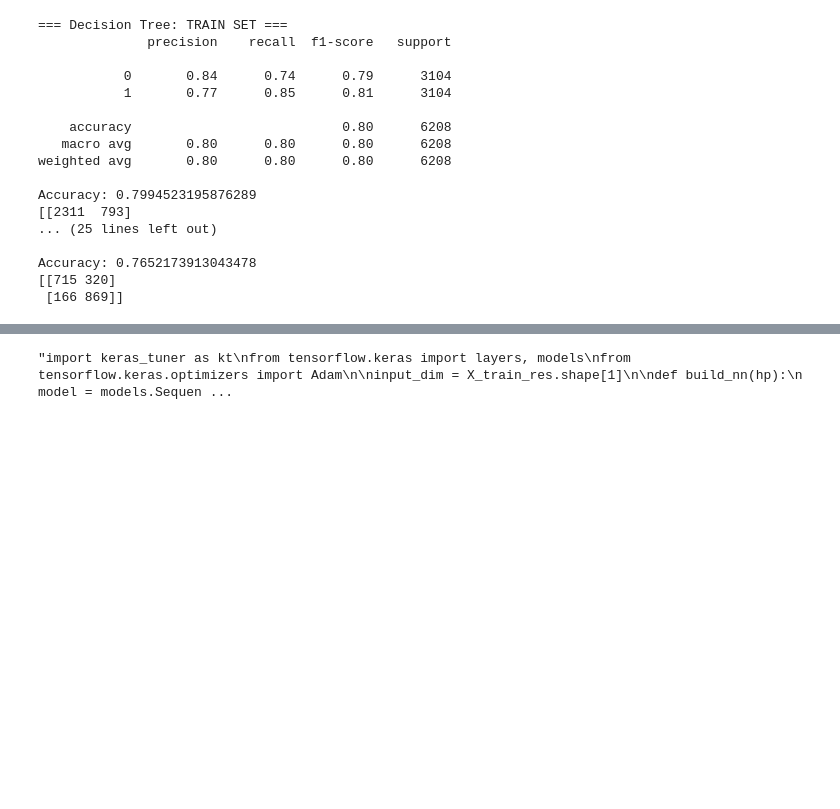
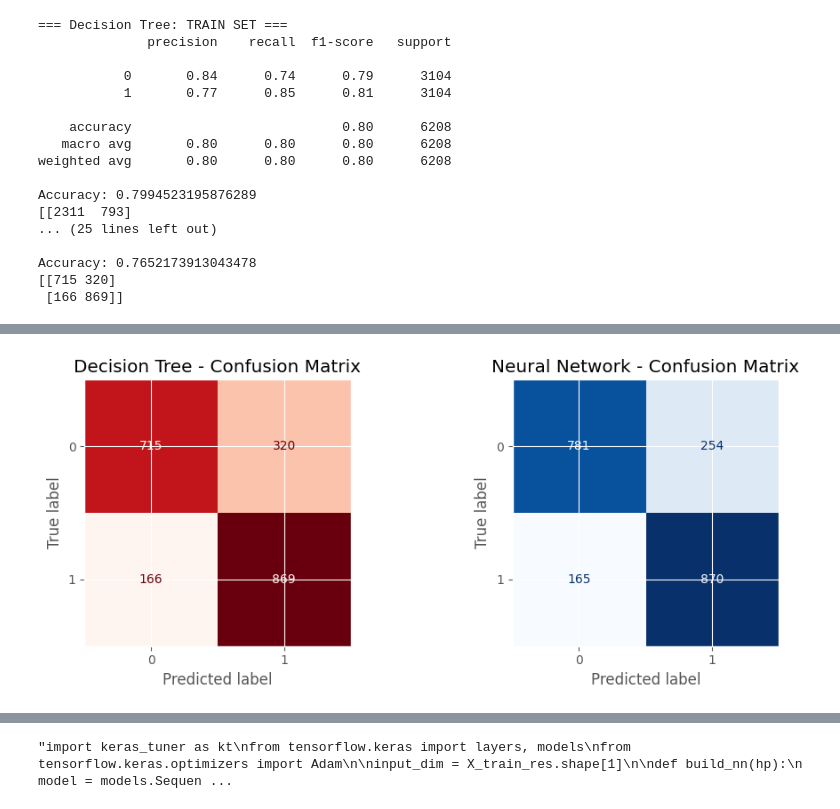
Before and after one commit to Litharsan11/Telco_Customer_Churn_ML_CW, a Jupyter notebook: 2425446_20240872_Litharsan.ipynb, the cells around one changed output, grey strips where cells are left out. Saved outputs shown, nothing was run; the diff lists cells and outputs as text; code cells hidden in the pictures; blank space fills up the shorter version.

```diff
--- a/2425446_20240872_Litharsan.ipynb
+++ b/2425446_20240872_Litharsan.ipynb
@@ -848,0 +907,28 @@ Confusion Matrix:
+# %%
+import matplotlib.pyplot as plt
+from sklearn.metrics import ConfusionMatrixDisplay, confusion_matrix
+
+# ---- Predictions for test set ----
+y_test_pred_dt = dt_clf.predict(X_test)           # Decision Tree
+test_prob = model.predict(X_test)       # NN probabilities
+y_test_pred_nn = (test_prob >= 0.5).astype(int)   # NN class labels
+
+# ---- Confusion matrices ----
+cm_dt = confusion_matrix(y_test, y_test_pred_dt)
+cm_nn = confusion_matrix(y_test, y_test_pred_nn)
+
+fig, axes = plt.subplots(1, 2, figsize=(10, 4))
+
+# Decision Tree confusion matrix
+disp_dt = ConfusionMatrixDisplay(confusion_matrix=cm_dt, display_labels=[0, 1])
+disp_dt.plot(ax=axes[0], cmap="Reds", colorbar=False)
+axes[0].set_title("Decision Tree - Confusion Matrix")
+
+# Neural Network confusion matrix
+disp_nn = ConfusionMatrixDisplay(confusion_matrix=cm_nn, display_labels=[0, 1])
+disp_nn.plot(ax=axes[1], cmap="Blues", colorbar=False)
+axes[1].set_title("Neural Network - Confusion Matrix")
+
+plt.tight_layout()
+plt.show()
+# %% [output]
@@ -848,0 +936 @@ Confusion Matrix:
+[figure, added]
```
Also changed, not shown: parts of 16 cells of this notebook.
